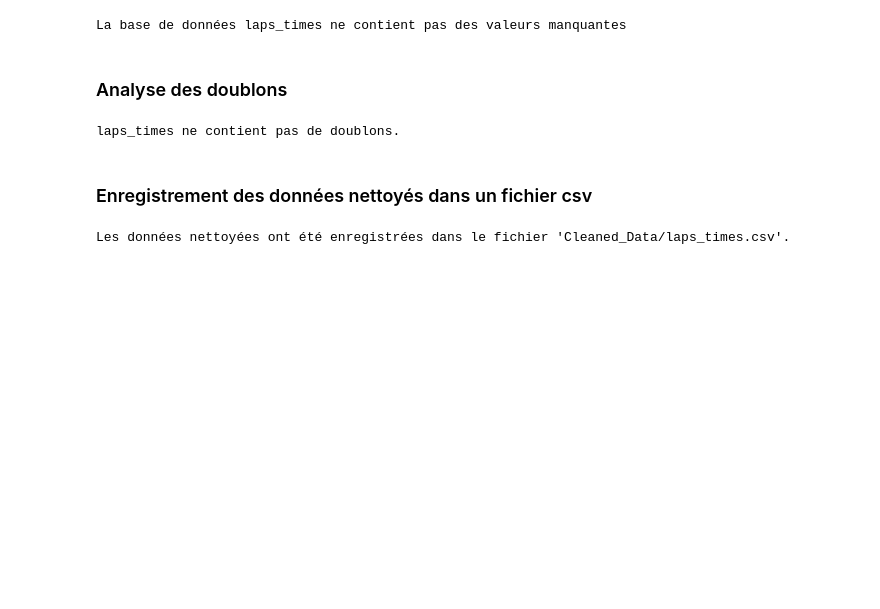
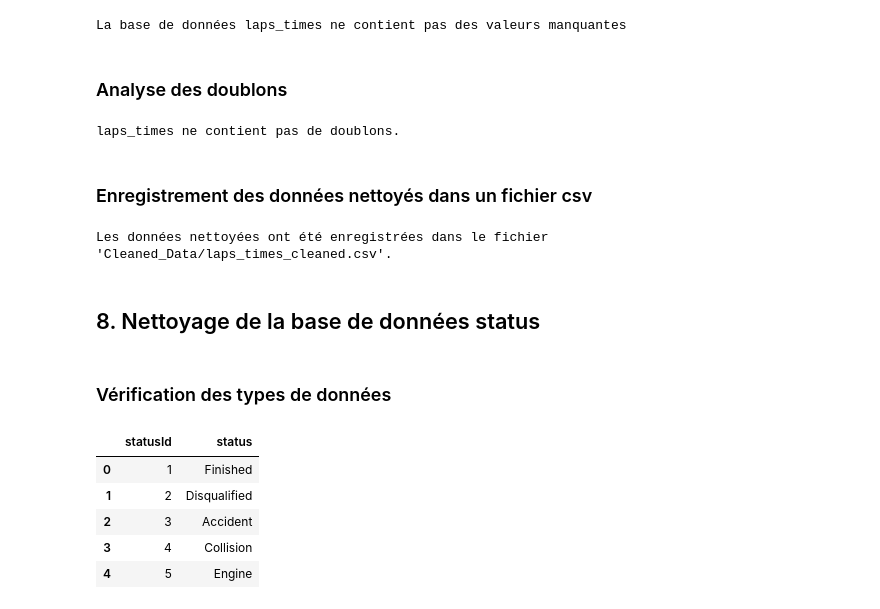
Before and after one commit to youngSaid21/Analyse-de-donnees-Formula-One, a Jupyter notebook: Nettoyage des donnees.ipynb, the cells around one changed output. Saved outputs shown, nothing was run; the diff lists cells and outputs as text; code cells hidden in the pictures; blank space fills up the shorter version.

Commit message:
status cleaning

```diff
--- a/Nettoyage des donnees.ipynb
+++ b/Nettoyage des donnees.ipynb
@@ -40,6 +40,7 @@ courses = pd.read_csv('Data/races.csv')
 pilotes = pd.read_csv('Data/drivers.csv')
 resultat = pd.read_csv('Data/results.csv')
 laps_times = pd.read_csv('Data/lap_times.csv')
+status = pd.read_csv('Data/status.csv')
 
 # Afficher les dimensions de chaque dataset
 print("Dimensions de 'meteo' :", meteo.shape)
@@ -47,6 +48,7 @@ print("Dimensions de 'courses' :", courses.shape)
 print("Dimensions de 'pilotes' :", pilotes.shape)
 print("Dimensions de 'resultats' :", resultat.shape)
 print("Dimensions de 'laps_times' :", laps_times.shape)
+print("Dimensions de 'status' :", status.shape)
 # %% [output]
 Dimensions de 'meteo' : (21859, 10)
 Dimensions de 'courses' : (1125, 18)
@@ -496,6 +499,20 @@ laps_times ne contient pas de doublons.
 # %% [markdown]
 ### Enregistrement des données nettoyés dans un fichier csv
 # %%
-dataset_to_csv(laps_times, 'laps_times')
+dataset_to_csv(laps_times, 'laps_times_cleaned')
 # %% [output]
-Les données nettoyées ont été enregistrées dans le fichier 'Cleaned_Data/laps_times.csv'.
+Les données nettoyées ont été enregistrées dans le fichier 'Cleaned_Data/laps_times_cleaned.csv'.
+# %% [markdown]
+## 8. Nettoyage de la base de données status
+# %% [markdown]
+### Vérification des types de données
+# %%
+# Afficher les premières lignes
+status.head()
+# %% [output]
+|  | statusId | status |
+| 0 | 1 | Finished |
+| 1 | 2 | Disqualified |
+| 2 | 3 | Accident |
+| 3 | 4 | Collision |
+| 4 | 5 | Engine |
```
Also changed, not shown: parts of 10 cells of this notebook, 1 other file.
